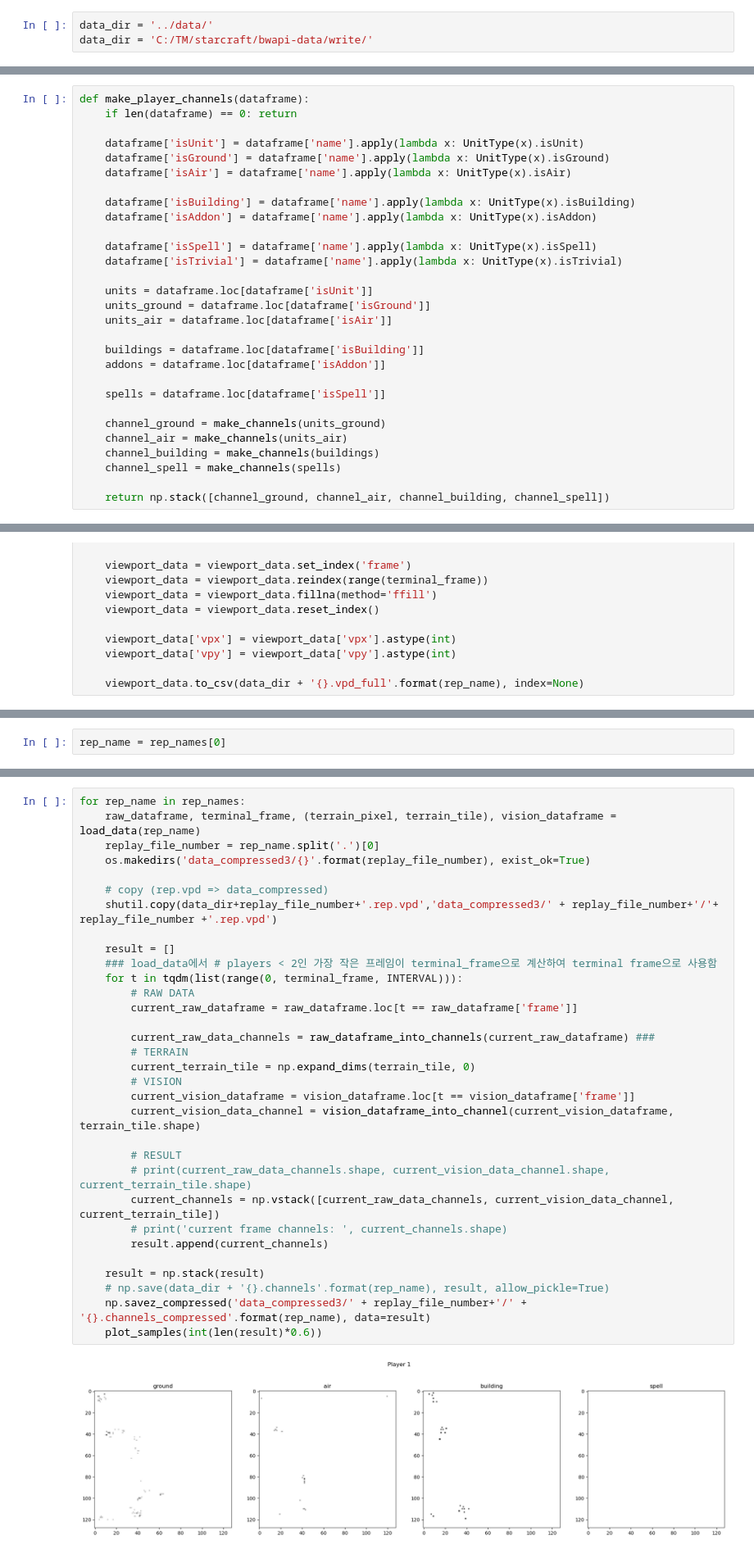
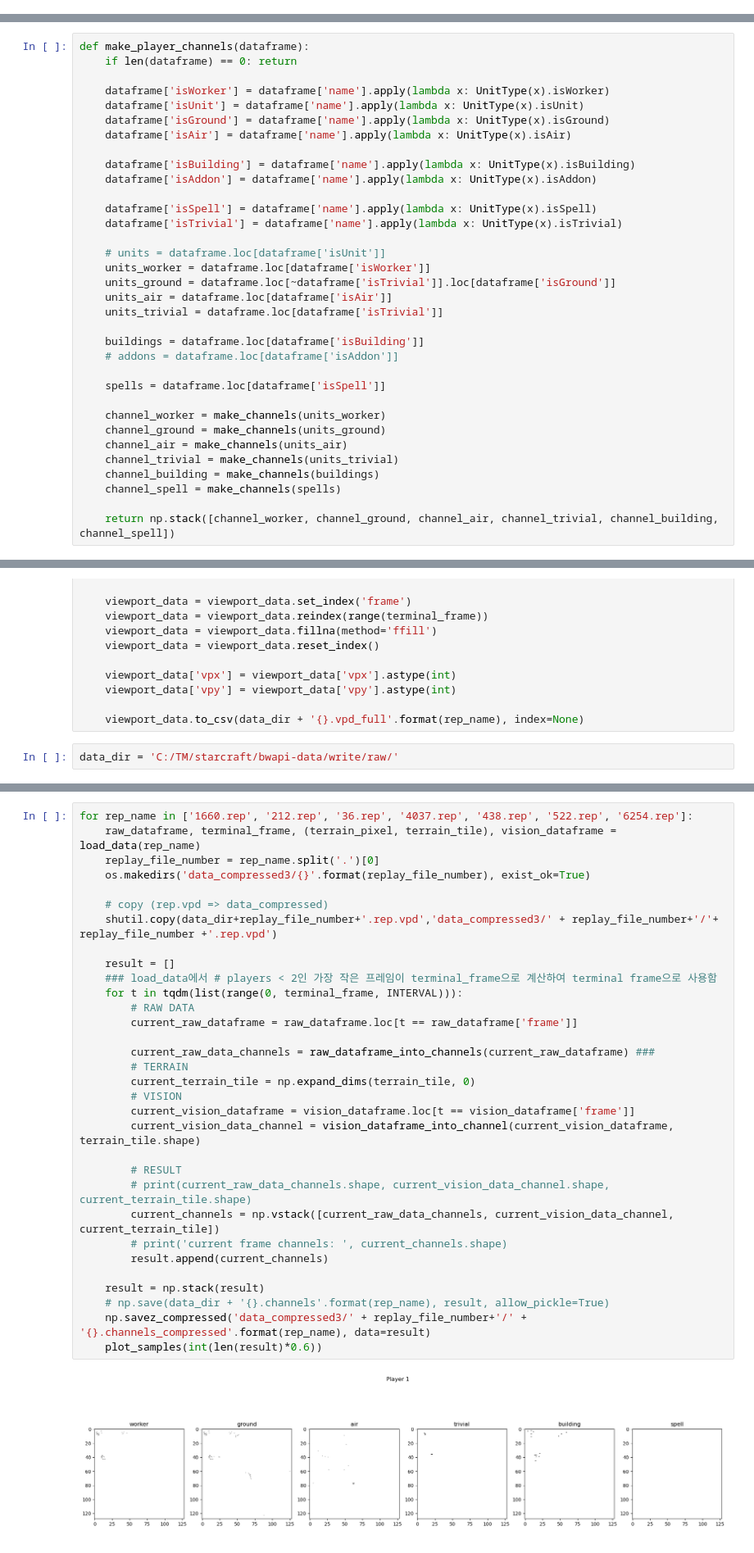
Before and after one commit to hotco87/Mask_R_CNN_Starcraft_Automatic_Observer, a Jupyter notebook: 0_generate_compressed_npz.ipynb, the cells around one changed output, grey strips where cells are left out. Shown at 82% size. Cells and saved outputs as stored; diff of their text form.

```diff
--- a/0_generate_compressed_npz.ipynb
+++ b/0_generate_compressed_npz.ipynb
@@ -20,9 +20,6 @@ from starcraft.Colors import *
 from starcraft.UnitType import *
 
 pd.options.mode.chained_assignment = None  # default='warn'
-# %%
-data_dir = '../data/'
-data_dir = 'C:/TM/starcraft/bwapi-data/write/'
 # %%
 SCREEN_WIDTH, SCREEN_HEIGHT = 640, 384
 TILE_SIZE = 32
@@ -116,6 +113,7 @@ def make_channels(dataframe):
 def make_player_channels(dataframe):
     if len(dataframe) == 0: return
 
+    dataframe['isWorker'] = dataframe['name'].apply(lambda x: UnitType(x).isWorker)
     dataframe['isUnit'] = dataframe['name'].apply(lambda x: UnitType(x).isUnit)
     dataframe['isGround'] = dataframe['name'].apply(lambda x: UnitType(x).isGround)
     dataframe['isAir'] = dataframe['name'].apply(lambda x: UnitType(x).isAir)
@@ -126,21 +124,25 @@ def make_player_channels(dataframe):
     dataframe['isSpell'] = dataframe['name'].apply(lambda x: UnitType(x).isSpell)
     dataframe['isTrivial'] = dataframe['name'].apply(lambda x: UnitType(x).isTrivial)
 
-    units = dataframe.loc[dataframe['isUnit']]
-    units_ground = dataframe.loc[dataframe['isGround']]
+    # units = dataframe.loc[dataframe['isUnit']]
+    units_worker = dataframe.loc[dataframe['isWorker']]
+    units_ground = dataframe.loc[~dataframe['isTrivial']].loc[dataframe['isGround']]
     units_air = dataframe.loc[dataframe['isAir']]
+    units_trivial = dataframe.loc[dataframe['isTrivial']]
 
     buildings = dataframe.loc[dataframe['isBuilding']]
-    addons = dataframe.loc[dataframe['isAddon']]
+    # addons = dataframe.loc[dataframe['isAddon']]
 
     spells = dataframe.loc[dataframe['isSpell']]
 
+    channel_worker = make_channels(units_worker)
     channel_ground = make_channels(units_ground)
     channel_air = make_channels(units_air)
+    channel_trivial = make_channels(units_trivial)
     channel_building = make_channels(buildings)
     channel_spell = make_channels(spells)
 
-    return np.stack([channel_ground, channel_air, channel_building, channel_spell])
+    return np.stack([channel_worker, channel_ground, channel_air, channel_trivial, channel_building, channel_spell])
 # %%
 def make_resource_channels(dataframe):
     if len(dataframe) == 0: return
@@ -245,6 +270,8 @@ def preprocess_viewport_data(rep_name):
     viewport_data['vpy'] = viewport_data['vpy'].astype(int)
 
     viewport_data.to_csv(data_dir + '{}.vpd_full'.format(rep_name), index=None)
+# %%
+data_dir = 'C:/TM/starcraft/bwapi-data/write/raw/'
 # %%
 rep_names = [os.path.splitext(os.path.basename(raw))[0] for raw in sorted(glob(data_dir + '*.raw'))]
 rep_names
@@ -257,2 +288,0 @@ os.makedirs('data_compressed3', exist_ok=True)
-# %%
-rep_name = rep_names[0]
@@ -261,34 +293,34 @@ kk = rep_name.split('.')
 # %%
-for rep_name in rep_names:
+for rep_name in ['1660.rep', '212.rep', '36.rep', '4037.rep', '438.rep', '522.rep', '6254.rep']:
     raw_dataframe, terminal_frame, (terrain_pixel, terrain_tile), vision_dataframe = load_data(rep_name)
     replay_file_number = rep_name.split('.')[0]
     os.makedirs('data_compressed3/{}'.format(replay_file_number), exist_ok=True)
 
     # copy (rep.vpd => data_compressed)
     shutil.copy(data_dir+replay_file_number+'.rep.vpd','data_compressed3/' + replay_file_number+'/'+ replay_file_number +'.rep.vpd')
 
     result = []
     ### load_data에서 # players < 2인 가장 작은 프레임이 terminal_frame으로 계산하여 terminal frame으로 사용함
     for t in tqdm(list(range(0, terminal_frame, INTERVAL))):
         # RAW DATA
         current_raw_dataframe = raw_dataframe.loc[t == raw_dataframe['frame']]
 
         current_raw_data_channels = raw_dataframe_into_channels(current_raw_dataframe) ###
         # TERRAIN
         current_terrain_tile = np.expand_dims(terrain_tile, 0)
         # VISION
         current_vision_dataframe = vision_dataframe.loc[t == vision_dataframe['frame']]
         current_vision_data_channel = vision_dataframe_into_channel(current_vision_dataframe, terrain_tile.shape)
 
         # RESULT
         # print(current_raw_data_channels.shape, current_vision_data_channel.shape, current_terrain_tile.shape)
         current_channels = np.vstack([current_raw_data_channels, current_vision_data_channel, current_terrain_tile])
         # print('current frame channels: ', current_channels.shape)
         result.append(current_channels)
 
     result = np.stack(result)
     # np.save(data_dir + '{}.channels'.format(rep_name), result, allow_pickle=True)
     np.savez_compressed('data_compressed3/' + replay_file_number+'/' + '{}.channels_compressed'.format(rep_name), data=result)
     plot_samples(int(len(result)*0.6))
 # %% [output]
-[figure, old version]
+[figure, new version]
```
Also changed, not shown: parts of 9 cells of this notebook.
